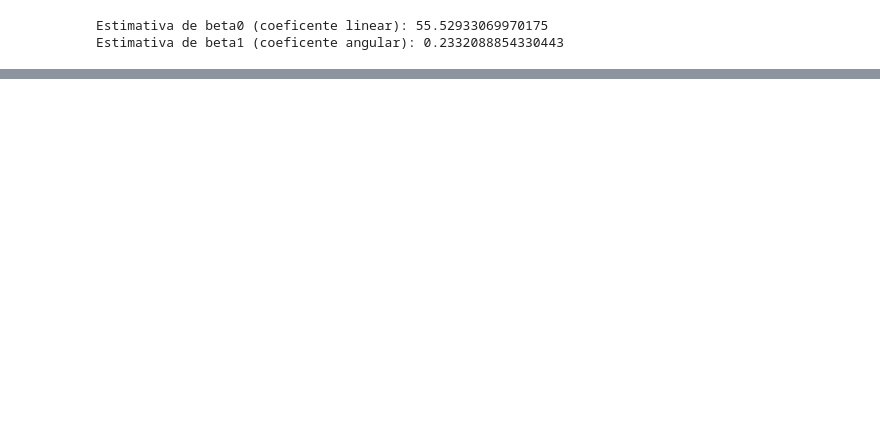
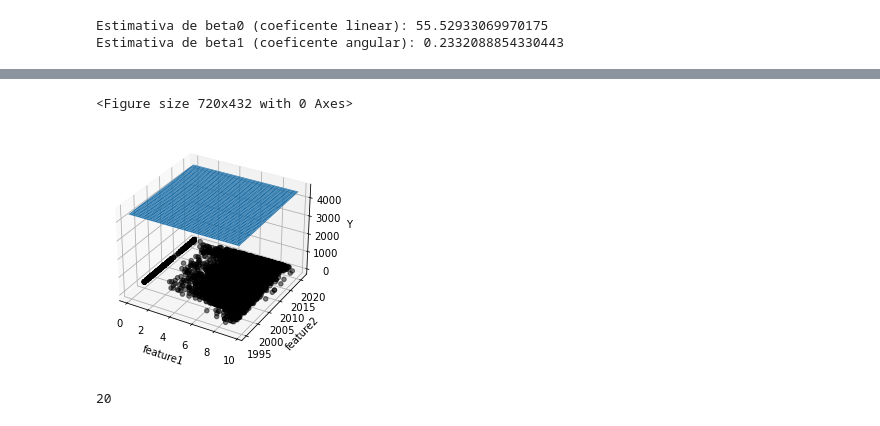
Before and after one commit to enzodlz/Projeto_2_CDADOS, a Jupyter notebook: P2_CDADOS.ipynb, the cells around one changed output, grey strips where cells are left out. Saved outputs shown, nothing was run; the diff lists cells and outputs as text; code cells hidden in the pictures; blank space fills up the shorter version.

```diff
--- a/P2_CDADOS.ipynb
+++ b/P2_CDADOS.ipynb
@@ -570,0 +597,41 @@ plt.show()
+# %%
+
+# Recupera os parâmetros calculados
+beta0_hat = results.params[0]  # const
+beta1_hat = results.params[1]  # meta
+beta2_hat = results.params[2]  #
+
+# Define uma função que aplica aos parâmetros
+def f (feature1, feature2):
+    return beta0_hat + beta1_hat*feature1 + beta2_hat*feature2
+
+# Gera 100 pontos entre os menores e maiores valores de cada feature
+npoints = 100
+feature1 = X['user_review']
+feature2 = X['ano']
+x_vc = np.linspace(feature1.min(), feature1.max(), npoints)
+y_vc = np.linspace(feature2.min(), feature2.max(), npoints)
+
+# Constrói uma grade de 100x100 pontos
+eixo_x, eixo_y = np.meshgrid(x_vc, y_vc)
+
+# Aplica a função em cada ponto da grade
+# Constrói plano estimado
+fit_z = f(eixo_x, eixo_y)
+
+# Plota os pontos e o plano em 3D
+plt.figure(figsize=(10, 6))
+plt3d = plt.figure().gca(projection="3d")
+plt3d.plot_surface(eixo_x, eixo_y, fit_z)
+plt3d.scatter(feature1, feature2, Y, color="black", alpha=0.5)
+plt3d.set_xlabel("feature1")
+plt3d.set_ylabel("feature2")
+plt3d.set_zlabel("Y")
+plt.show()
+# %% [output]
+<Figure size 720x432 with 0 Axes>
+[figure, added]
+# %%
+data_clean.meta_score.min()
+# %% [output]
+20
```
Also changed, not shown: parts of 72 cells of this notebook.
